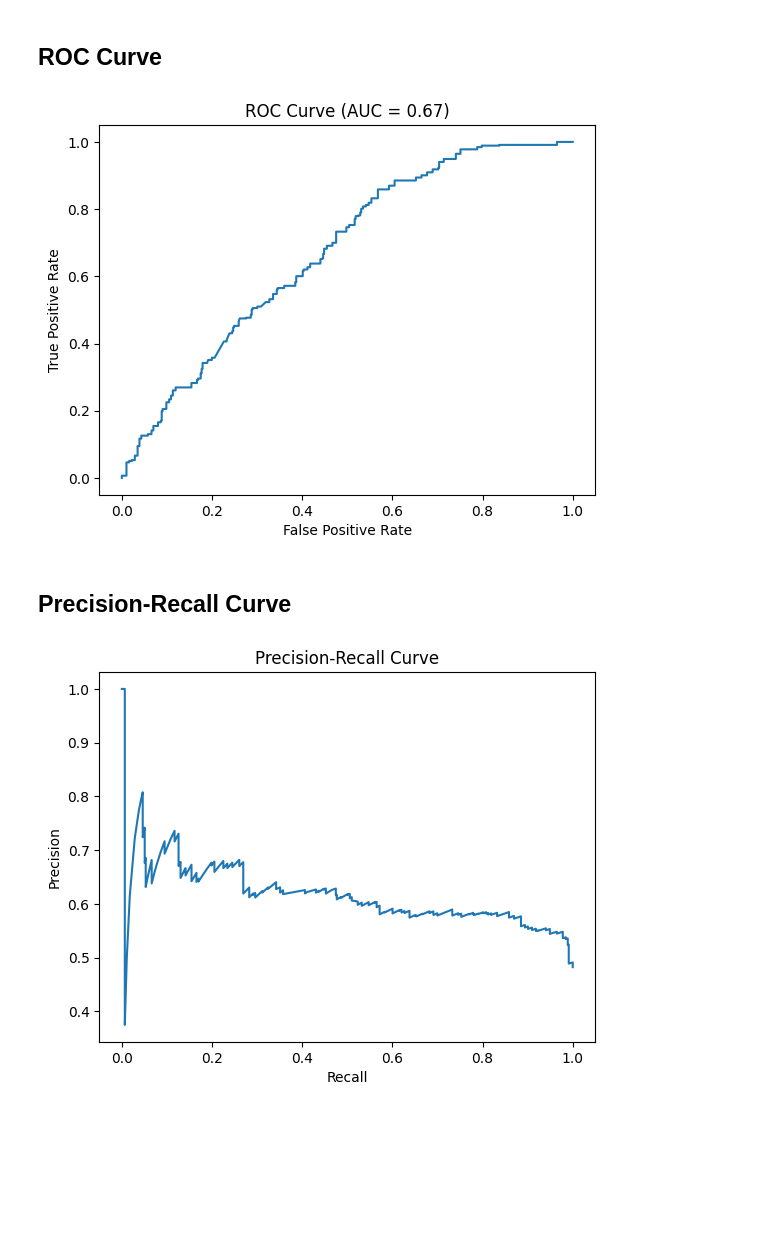
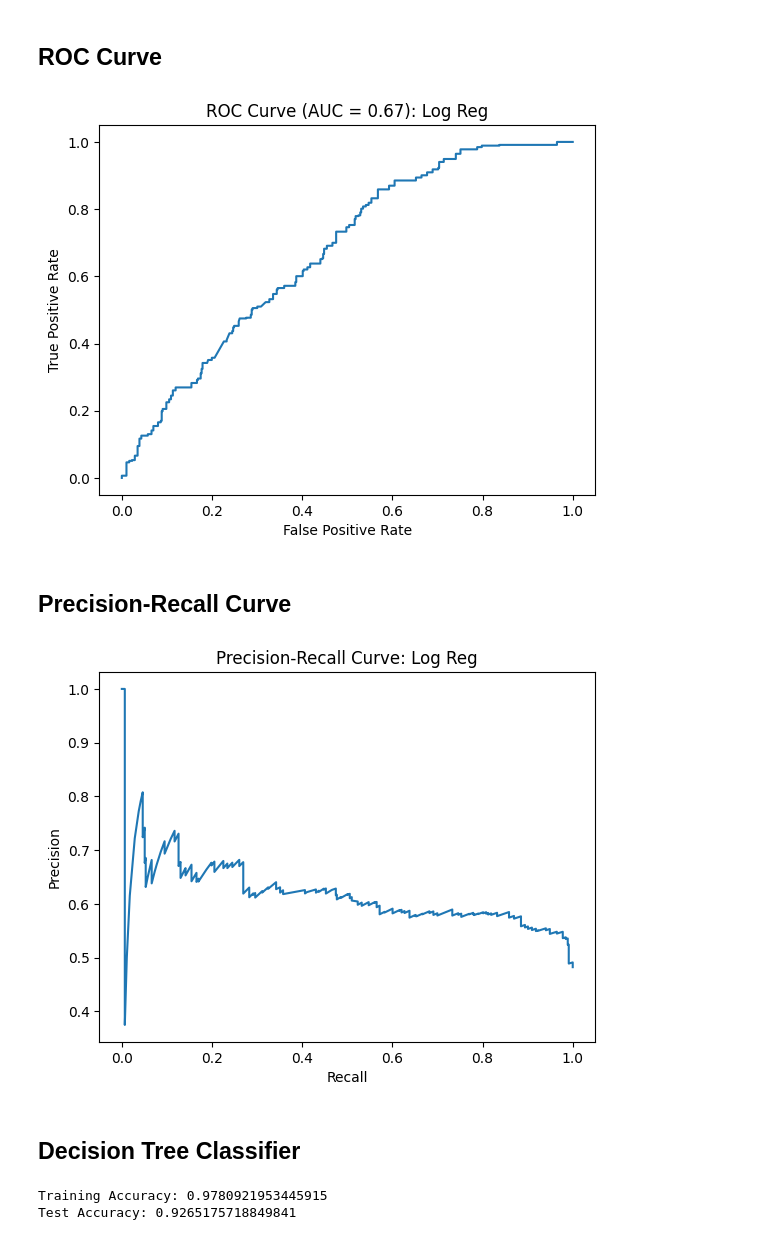
Before and after one commit to pmcelroy4/Webinar-Engagement-Prediction, a Jupyter notebook: market_analysis_model.ipynb, the cells around one changed output. Cells and saved outputs as stored; diff of their text form; code cells hidden in the pictures; blank space fills up the shorter version.

```diff
--- a/market_analysis_model.ipynb
+++ b/market_analysis_model.ipynb
@@ -184,14 +184,14 @@ weighted avg       0.61      0.61      0.61       939
 # %%
 fpr, tpr, _ = roc_curve((y_test=='yes').astype(int), y_probs)
 roc_auc = auc(fpr, tpr)
 
 plt.plot(fpr, tpr)
 plt.xlabel('False Positive Rate')
 plt.ylabel('True Positive Rate')
-plt.title(f'ROC Curve (AUC = {roc_auc:.2f})')
+plt.title(f'ROC Curve (AUC = {roc_auc:.2f}): Log Reg')
 plt.show()
 # %% [output]
-[figure, old version]
+[figure, new version]
 # %% [markdown]
 ## Precision-Recall Curve
 # %%
@@ -200,7 +200,18 @@ precision, recall, _ = precision_recall_curve((y_test=='yes').astype(int), y_pro
 plt.plot(recall, precision)
 plt.xlabel('Recall')
 plt.ylabel('Precision')
-plt.title('Precision-Recall Curve')
+plt.title('Precision-Recall Curve: Log Reg')
 plt.show()
 # %% [output]
-[figure, old version]
+[figure, new version]
+# %% [markdown]
+## Decision Tree Classifier
+# %%
+tree_clf = DecisionTreeClassifier()
+tree_clf.fit(X_train_n, y_train)
+
+print('Training Accuracy:', tree_clf.score(X_train_n, y_train))
+print('Test Accuracy:', tree_clf.score(X_test_n, y_test))
+# %% [output]
+Training Accuracy: 0.9780921953445915
+Test Accuracy: 0.9265175718849841
```
Also changed, not shown: parts of 6 cells of this notebook.
